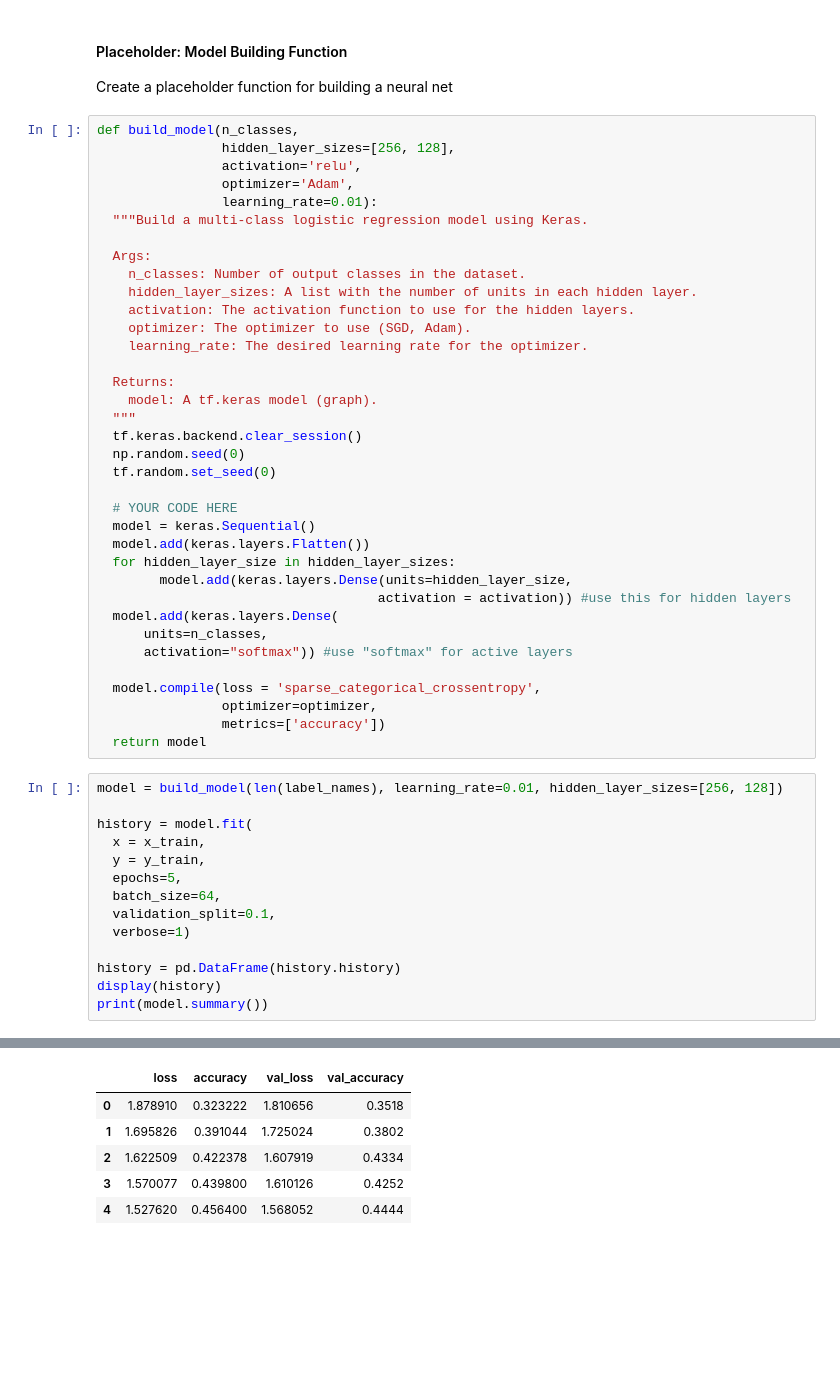
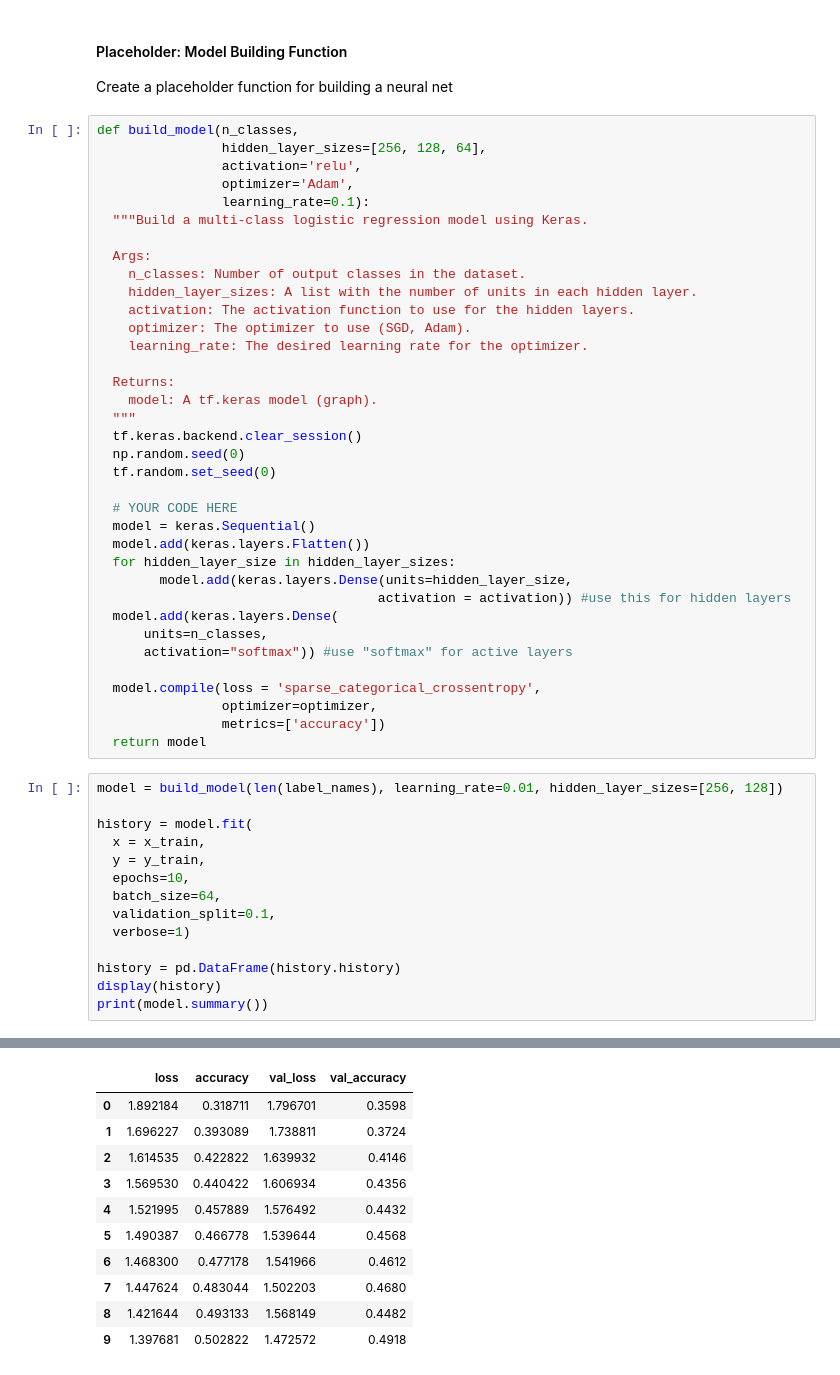
Before and after one commit to andrewabrahamian/w207_final_project, a Jupyter notebook: reports/cifar10-starter-andrew.ipynb, the cells around one changed output, grey strips where cells are left out. Cells and saved outputs as stored; diff of their text form; blank space fills up the shorter version.

```diff
--- a/reports/cifar10-starter-andrew.ipynb
+++ b/reports/cifar10-starter-andrew.ipynb
@@ -86,10 +86,10 @@ for i in range(len(label_names)):
 Create a placeholder function for building a neural net
 # %%
 def build_model(n_classes,
-                hidden_layer_sizes=[256, 128],
+                hidden_layer_sizes=[256, 128, 64],
                 activation='relu',
                 optimizer='Adam',
-                learning_rate=0.01):
+                learning_rate=0.1):
   """Build a multi-class logistic regression model using Keras.
 
   Args:
@@ -126,7 +126,7 @@ model = build_model(len(label_names), learning_rate=0.01, hidden_layer_sizes=[25
 history = model.fit(
   x = x_train,
   y = y_train,
-  epochs=5,
+  epochs=10,
   batch_size=64,
   validation_split=0.1,
   verbose=1)
@@ -148,9 +158,14 @@ Epoch 5/5
 |  | loss | accuracy | val_loss | val_accuracy |
-| 0 | 1.878910 | 0.323222 | 1.810656 | 0.3518 |
-| 1 | 1.695826 | 0.391044 | 1.725024 | 0.3802 |
-| 2 | 1.622509 | 0.422378 | 1.607919 | 0.4334 |
-| 3 | 1.570077 | 0.439800 | 1.610126 | 0.4252 |
-| 4 | 1.527620 | 0.456400 | 1.568052 | 0.4444 |
+| 0 | 1.892184 | 0.318711 | 1.796701 | 0.3598 |
+| 1 | 1.696227 | 0.393089 | 1.738811 | 0.3724 |
+| 2 | 1.614535 | 0.422822 | 1.639932 | 0.4146 |
+| 3 | 1.569530 | 0.440422 | 1.606934 | 0.4356 |
+| 4 | 1.521995 | 0.457889 | 1.576492 | 0.4432 |
+| 5 | 1.490387 | 0.466778 | 1.539644 | 0.4568 |
+| 6 | 1.468300 | 0.477178 | 1.541966 | 0.4612 |
+| 7 | 1.447624 | 0.483044 | 1.502203 | 0.4680 |
+| 8 | 1.421644 | 0.493133 | 1.568149 | 0.4482 |
+| 9 | 1.397681 | 0.502822 | 1.472572 | 0.4918 |
 Model: "sequential"
 _________________________________________________________________
  Layer (type)                Output Shape              Param #
```
Also changed, not shown: parts of 2 cells of this notebook.
